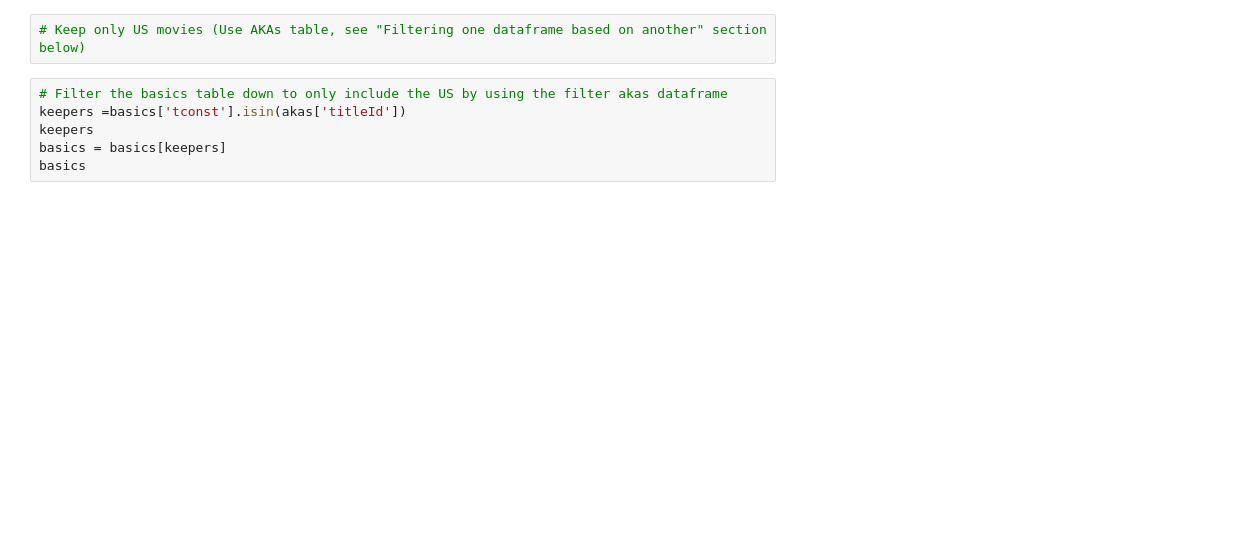
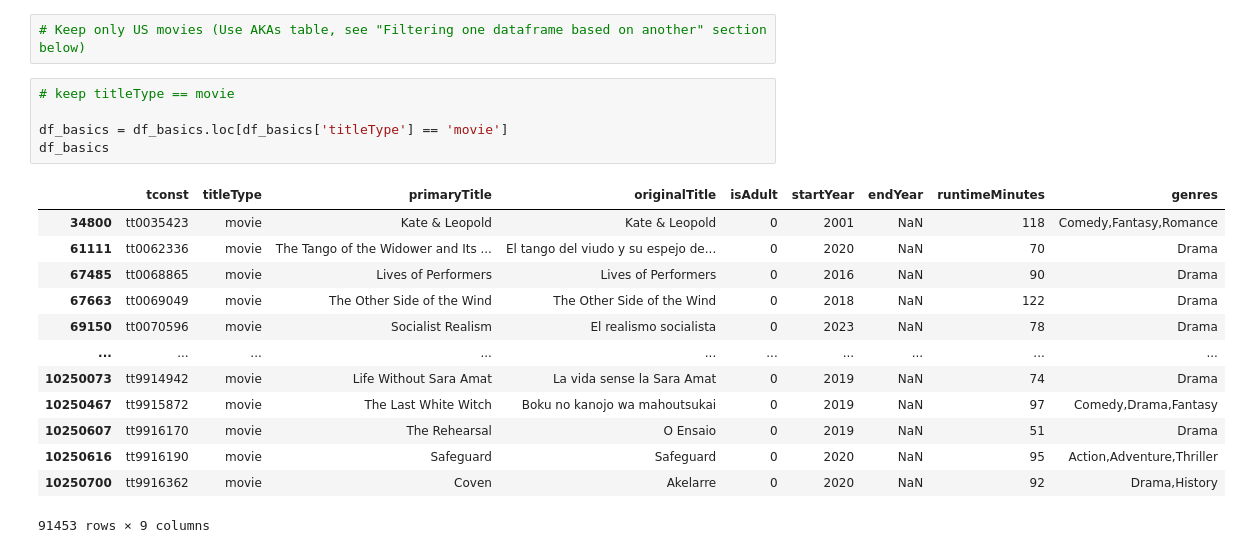
Before and after one commit to Noks06/ods-pt-data-enrichment-project, a Jupyter notebook: MovieData.ipynb, the cells around one changed output. Drawn from its saved outputs; the diff is of its cells as text; blank space fills up the shorter version.

```diff
--- a/MovieData.ipynb
+++ b/MovieData.ipynb
@@ -44,8 +132,21 @@ df_basics.head()
 # %%
 # Keep only US movies (Use AKAs table, see "Filtering one dataframe based on another" section below)
-# %%
-# Filter the basics table down to only include the US by using the filter akas dataframe
-keepers =basics['tconst'].isin(akas['titleId'])
-keepers
-basics = basics[keepers]
-basics
+# %%
+# keep titleType == movie
+
+df_basics = df_basics.loc[df_basics['titleType'] == 'movie']
+df_basics
+# %% [output]
+|  | tconst | titleType | primaryTitle | originalTitle | isAdult | startYear | endYear | runtimeMinutes | genres |
+| 34800 | tt0035423 | movie | Kate & Leopold | Kate & Leopold | 0 | 2001 | NaN | 118 | Comedy,Fantasy,Romance |
+| 61111 | tt0062336 | movie | The Tango of the Widower and Its ... | El tango del viudo y su espejo de... | 0 | 2020 | NaN | 70 | Drama |
+| 67485 | tt0068865 | movie | Lives of Performers | Lives of Performers | 0 | 2016 | NaN | 90 | Drama |
+| 67663 | tt0069049 | movie | The Other Side of the Wind | The Other Side of the Wind | 0 | 2018 | NaN | 122 | Drama |
+| 69150 | tt0070596 | movie | Socialist Realism | El realismo socialista | 0 | 2023 | NaN | 78 | Drama |
+| ... | ... | ... | ... | ... | ... | ... | ... | ... | ... |
+| 10250073 | tt9914942 | movie | Life Without Sara Amat | La vida sense la Sara Amat | 0 | 2019 | NaN | 74 | Drama |
+| 10250467 | tt9915872 | movie | The Last White Witch | Boku no kanojo wa mahoutsukai | 0 | 2019 | NaN | 97 | Comedy,Drama,Fantasy |
+| 10250607 | tt9916170 | movie | The Rehearsal | O Ensaio | 0 | 2019 | NaN | 51 | Drama |
+| 10250616 | tt9916190 | movie | Safeguard | Safeguard | 0 | 2020 | NaN | 95 | Action,Adventure,Thriller |
+| 10250700 | tt9916362 | movie | Coven | Akelarre | 0 | 2020 | NaN | 92 | Drama,History |
+91453 rows × 9 columns
```
Also changed, not shown: parts of 20 cells of this notebook, 1 other file.
